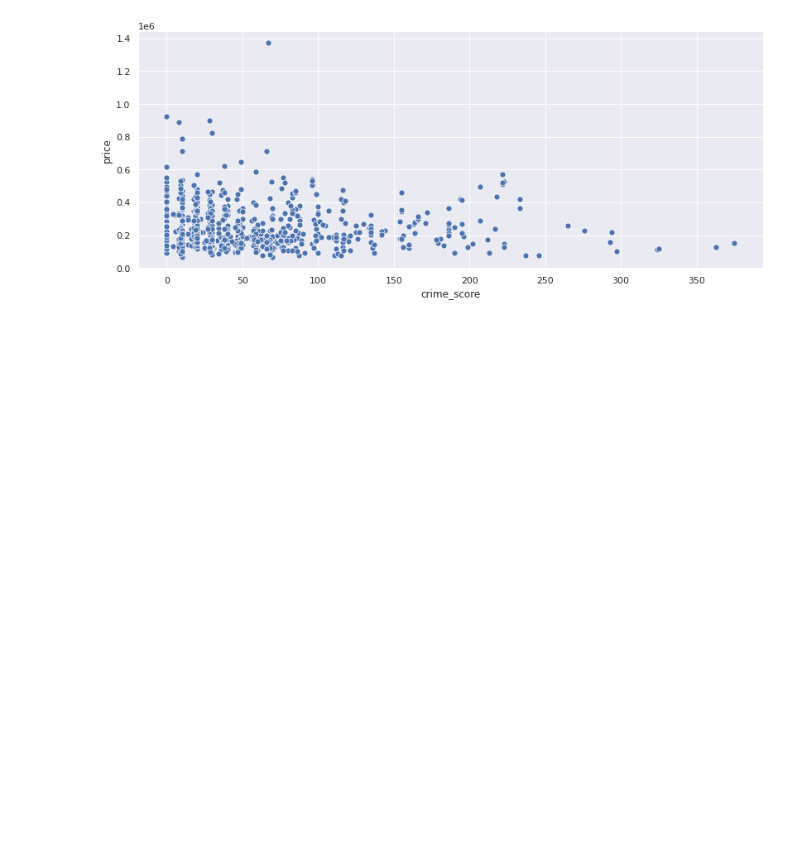
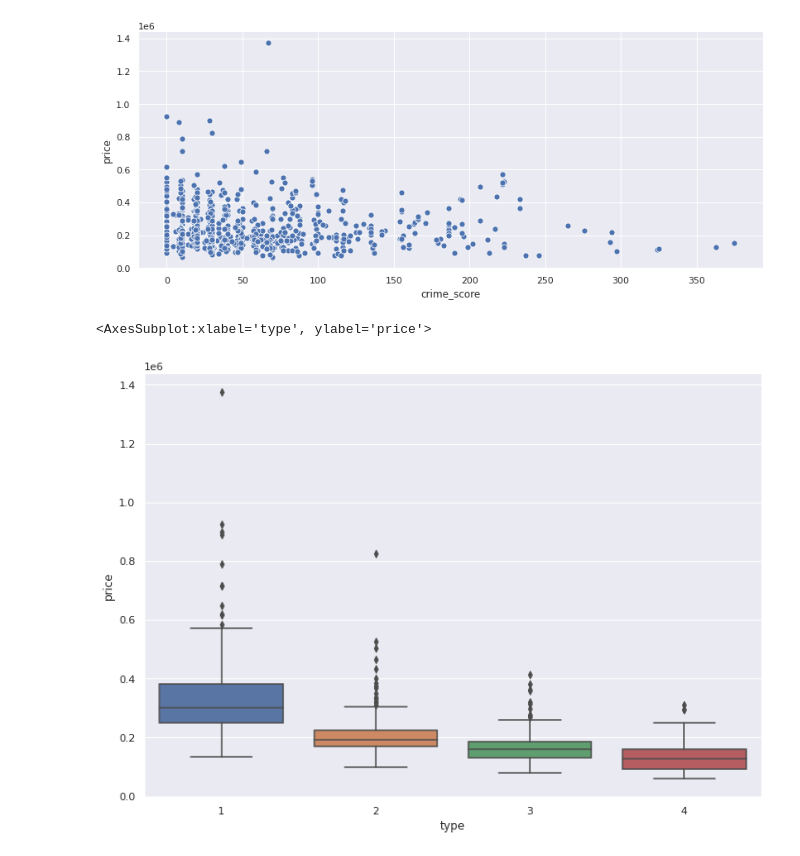
Before and after one commit to Bogdan-Florian/uk-counties-house-price-analysis, a Jupyter notebook: data_filling.ipynb, the cells around one changed output. Cells and saved outputs as stored; diff of their text form; code cells hidden in the pictures; blank space fills up the shorter version.

Commit message:
multiple regression with categorical data

```diff
--- a/data_filling.ipynb
+++ b/data_filling.ipynb
@@ -230,6 +242,11 @@ g = sns.relplot(x="crime_score", y="price", palette="ch:r=-.25,l=.85", data=df,s
 g.fig.set_size_inches(13,5)
 # %% [output]
 [figure]
+# %%
+sns.boxplot(y='price',x='type',data=df)
+# %% [output]
+<AxesSubplot:xlabel='type', ylabel='price'>
+[figure, added]
 # %%
 # get_required_data()  # Data is already provided no need to execute
 # %%
```
Also changed, not shown: parts of 5 cells of this notebook.
